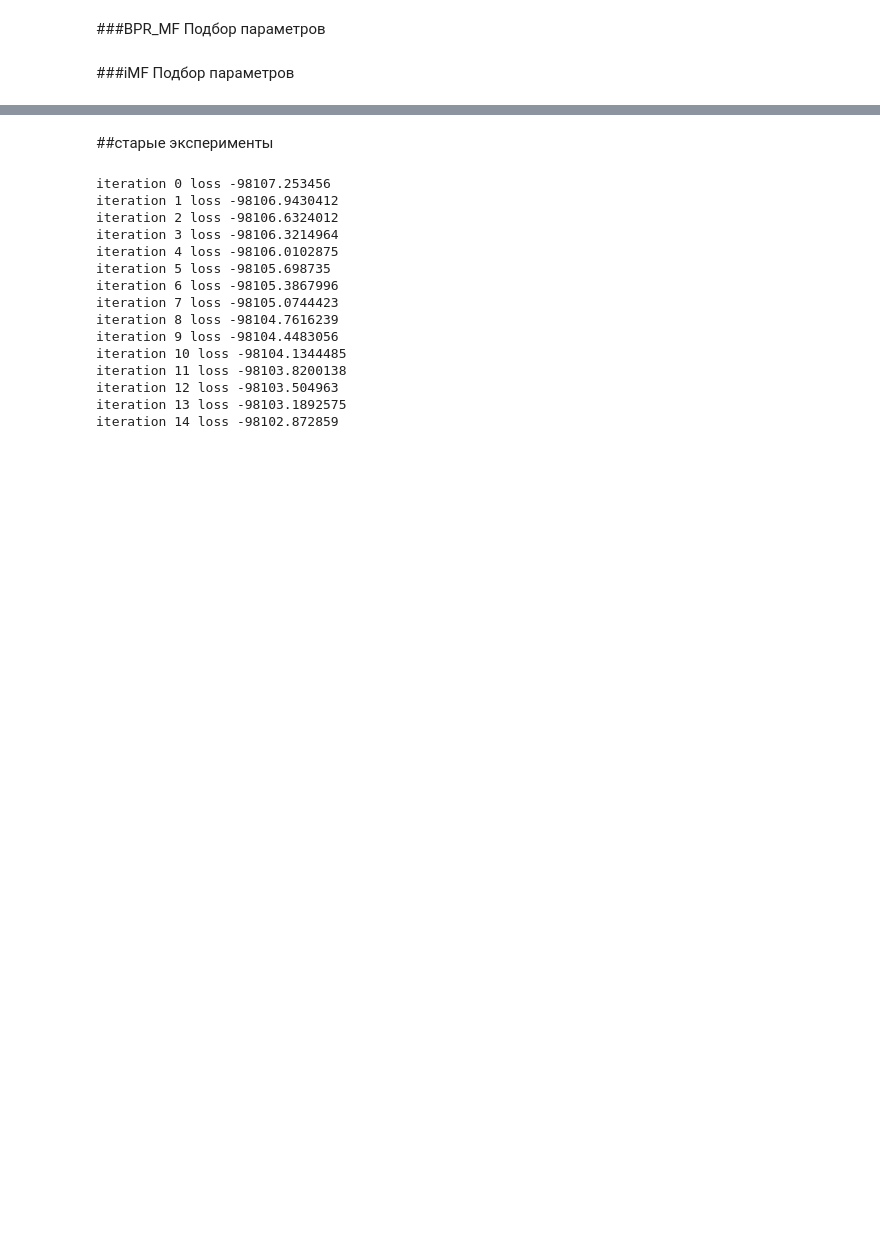
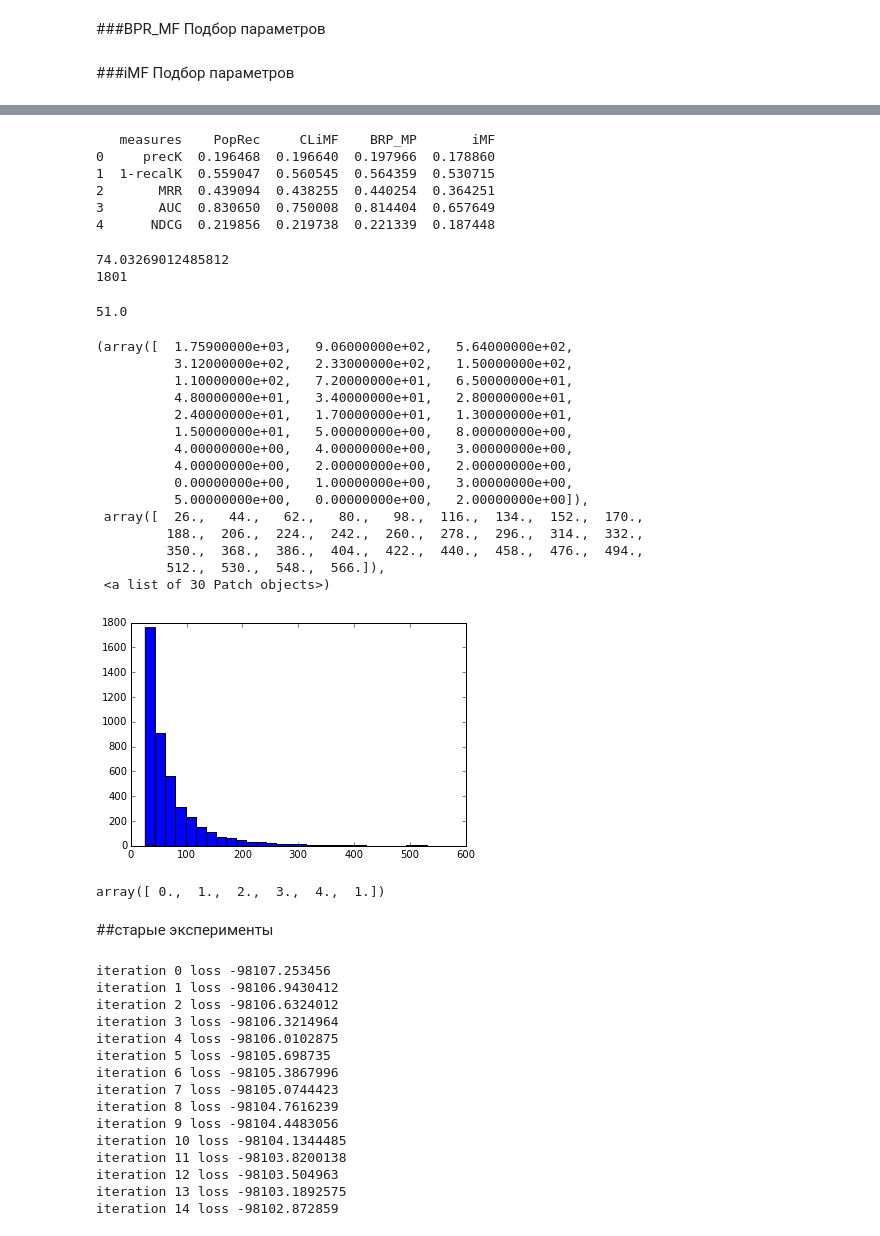
Before and after one commit to egorkudr1/diploma, a Jupyter notebook: rank_experiments.ipynb, the cells around one changed output, grey strips where cells are left out. Saved outputs shown, nothing was run; the diff lists cells and outputs as text; code cells hidden in the pictures; blank space fills up the shorter version.

```diff
--- a/rank_experiments.ipynb
+++ b/rank_experiments.ipynb
@@ -145,0 +225,51 @@ res5top = climf_experiment(epinion, list_cf, list_measure, 5, 5, top)
+# %%
+show_smart_table(res5)
+# %% [output]
+   measures    PopRec     CLiMF    BRP_MP       iMF
+0     precK  0.196468  0.196640  0.197966  0.178860
+1  1-recalK  0.559047  0.560545  0.564359  0.530715
+2       MRR  0.439094  0.438255  0.440254  0.364251
+3       AUC  0.830650  0.750008  0.814404  0.657649
+4      NDCG  0.219856  0.219738  0.221339  0.187448
+# %%
+avr_len = 0
+max_len = 0
+for items in traintest:
+    avr_len += len(items)
+    max_len = max(len(items), max_len)
+avr_len /= len(traintest)
+print(avr_len)
+print(max_len)
+# %% [output]
+74.03269012485812
+1801
+# %%
+list_len = []
+for items in traintest:
+    list_len.append(len(items))
+list_len = np.array(list_len)
+# %%
+np.median(list_len)
+# %% [output]
+51.0
+# %%
+list_len  = list_len[list_len < 600]
+# %%
+plt.hist(list_len, bins = 30)
+# %% [output]
+(array([  1.75900000e+03,   9.06000000e+02,   5.64000000e+02,
+          3.12000000e+02,   2.33000000e+02,   1.50000000e+02,
+          1.10000000e+02,   7.20000000e+01,   6.50000000e+01,
+          4.80000000e+01,   3.40000000e+01,   2.80000000e+01,
+          2.40000000e+01,   1.70000000e+01,   1.30000000e+01,
+          1.50000000e+01,   5.00000000e+00,   8.00000000e+00,
+          4.00000000e+00,   4.00000000e+00,   3.00000000e+00,
+          4.00000000e+00,   2.00000000e+00,   2.00000000e+00,
+          0.00000000e+00,   1.00000000e+00,   3.00000000e+00,
+          5.00000000e+00,   0.00000000e+00,   2.00000000e+00]),
+ array([  26.,   44.,   62.,   80.,   98.,  116.,  134.,  152.,  170.,
+         188.,  206.,  224.,  242.,  260.,  278.,  296.,  314.,  332.,
+         350.,  368.,  386.,  404.,  422.,  440.,  458.,  476.,  494.,
+         512.,  530.,  548.,  566.]),
+ <a list of 30 Patch objects>)
+[figure, added]
@@ -146,3 +287,7 @@ res5top = climf_experiment(epinion, list_cf, list_measure, 5, 5, top)
+# %%
+np.concatenate((np.arange(5), np.ones(1)))
+# %% [output]
+array([ 0.,  1.,  2.,  3.,  4.,  1.])
 # %% [markdown]
 ##старые эксперименты
 # %%
```
Also changed, not shown: parts of 18 cells of this notebook, 2 other files.
